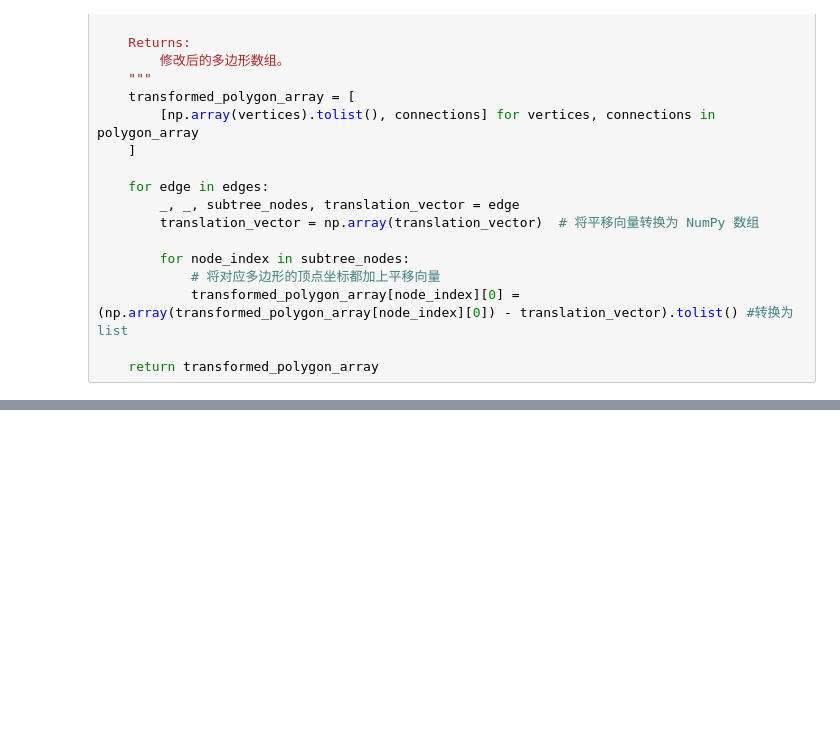
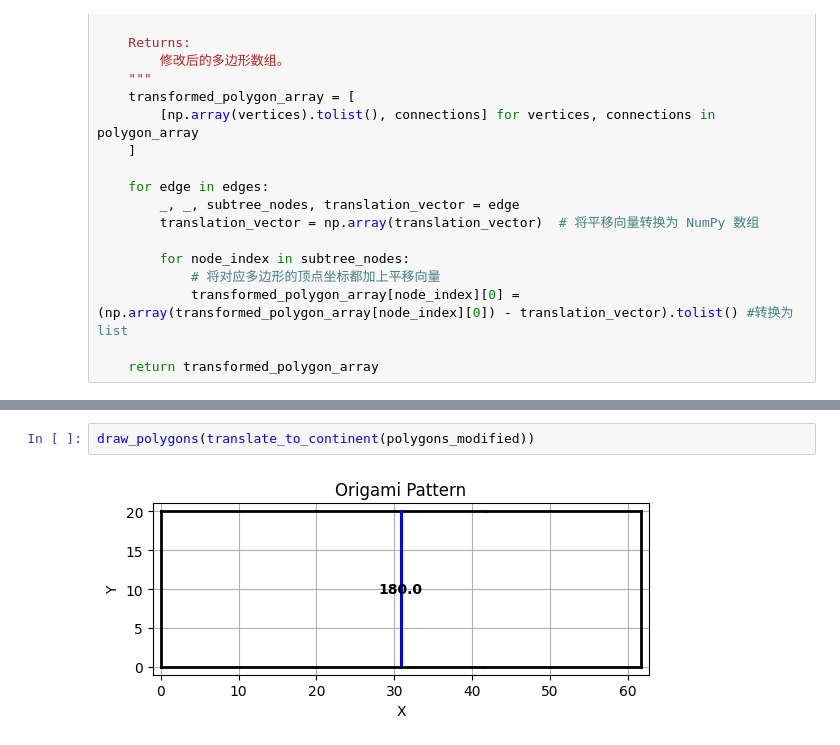
Before and after one commit to King-Bridge/origami_gcode_generator, a Jupyter notebook: debug.ipynb, the cells around one changed output, grey strips where cells are left out. Drawn from its saved outputs; the diff is of its cells as text; blank space fills up the shorter version.

```diff
--- a/debug.ipynb
+++ b/debug.ipynb
@@ -457,0 +808,4 @@ np.abs(-1)
+# %%
+draw_polygons(translate_to_continent(polygons_modified))
+# %% [output]
+[figure, added]
```
Also changed, not shown: parts of 14 cells of this notebook, 3 other files.
